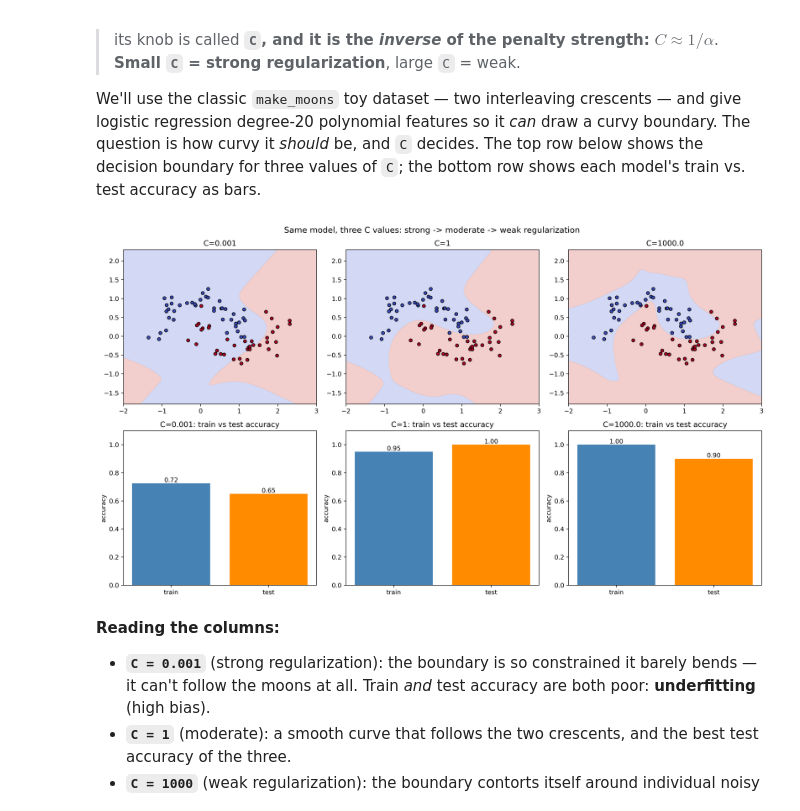
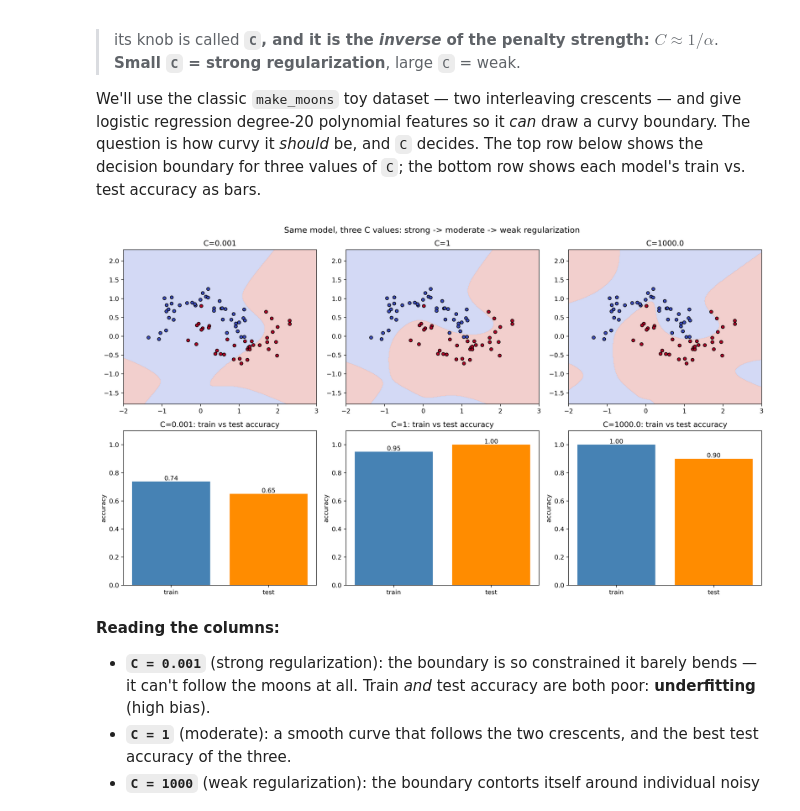
Before and after one commit to uoft-ml-bootcamp/tutorials, a Jupyter notebook: 02-supervised-learning/regression-and-svm/regularization-and-hyperparameter-tuning.ipynb, the cells around one changed output. Cells and saved outputs as stored; diff of their text form; code cells hidden in the pictures.

```diff
--- a/02-supervised-learning/regression-and-svm/regularization-and-hyperparameter-tuning.ipynb
+++ b/02-supervised-learning/regression-and-svm/regularization-and-hyperparameter-tuning.ipynb
@@ -793,35 +777,35 @@ plane = np.c_[xx.ravel(), yy.ravel()]
 
 fig, axes = plt.subplots(2, 3, figsize=(15, 8.5), dpi=300)
 for col, C in enumerate([1e-3, 1, 1e+3]):
-    clf = make_pipeline(PolynomialFeatures(30), StandardScaler(),
+    clf = make_pipeline(PolynomialFeatures(20), StandardScaler(),
                         LogisticRegression(C=C, max_iter=20000))
     clf.fit(Xm_train, ym_train)
     train_acc = clf.score(Xm_train, ym_train)
     test_acc = clf.score(Xm_test, ym_test)
 
     # Top row: decision boundary
     ax = axes[0, col]
     zz = clf.predict(plane).reshape(xx.shape)
     ax.contourf(xx, yy, zz, alpha=0.25, cmap='coolwarm')
     ax.scatter(Xm_train[:, 0], Xm_train[:, 1], c=ym_train, cmap='coolwarm',
                s=25, edgecolors='k')
     ax.set_title(f'C={C}')
 
     # Bottom row: train vs test accuracy for the same model
     ax = axes[1, col]
     bars = ax.bar(['train', 'test'], [train_acc, test_acc],
                   color=['steelblue', 'darkorange'])
     ax.bar_label(bars, fmt='%.2f')
     ax.set_ylim(0, 1.1)
     ax.set_ylabel('accuracy')
     ax.set_title(f'C={C}: train vs test accuracy')
 
 fig.suptitle('Same model, three C values: strong -> moderate -> weak regularization',
              fontsize=13)
 plt.tight_layout()
 plt.show()
 # %% [output]
-[figure, old version]
+[figure, new version]
 # %% [markdown]
 **Reading the columns:**
 
```
Also changed, not shown: parts of 13 cells of this notebook, 7 other files.
